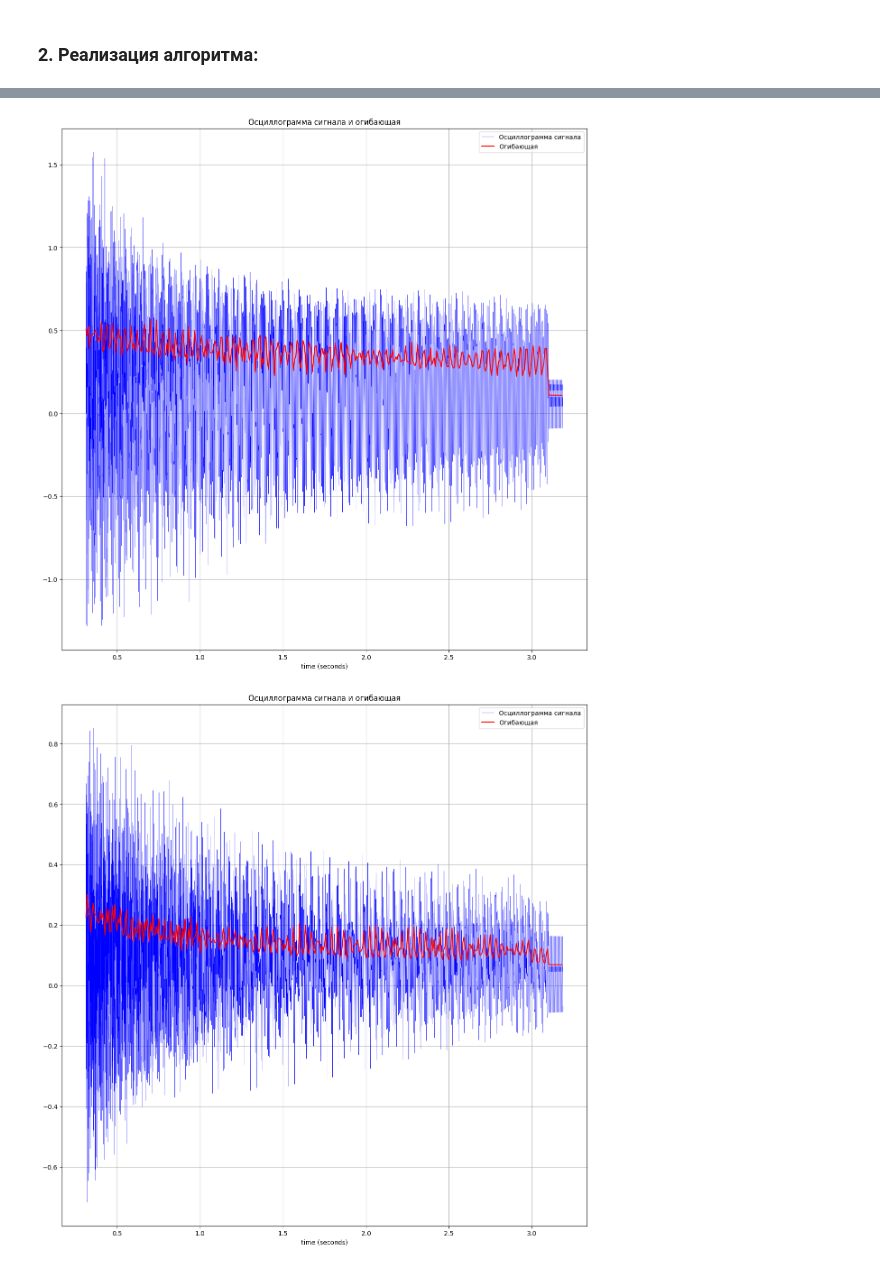
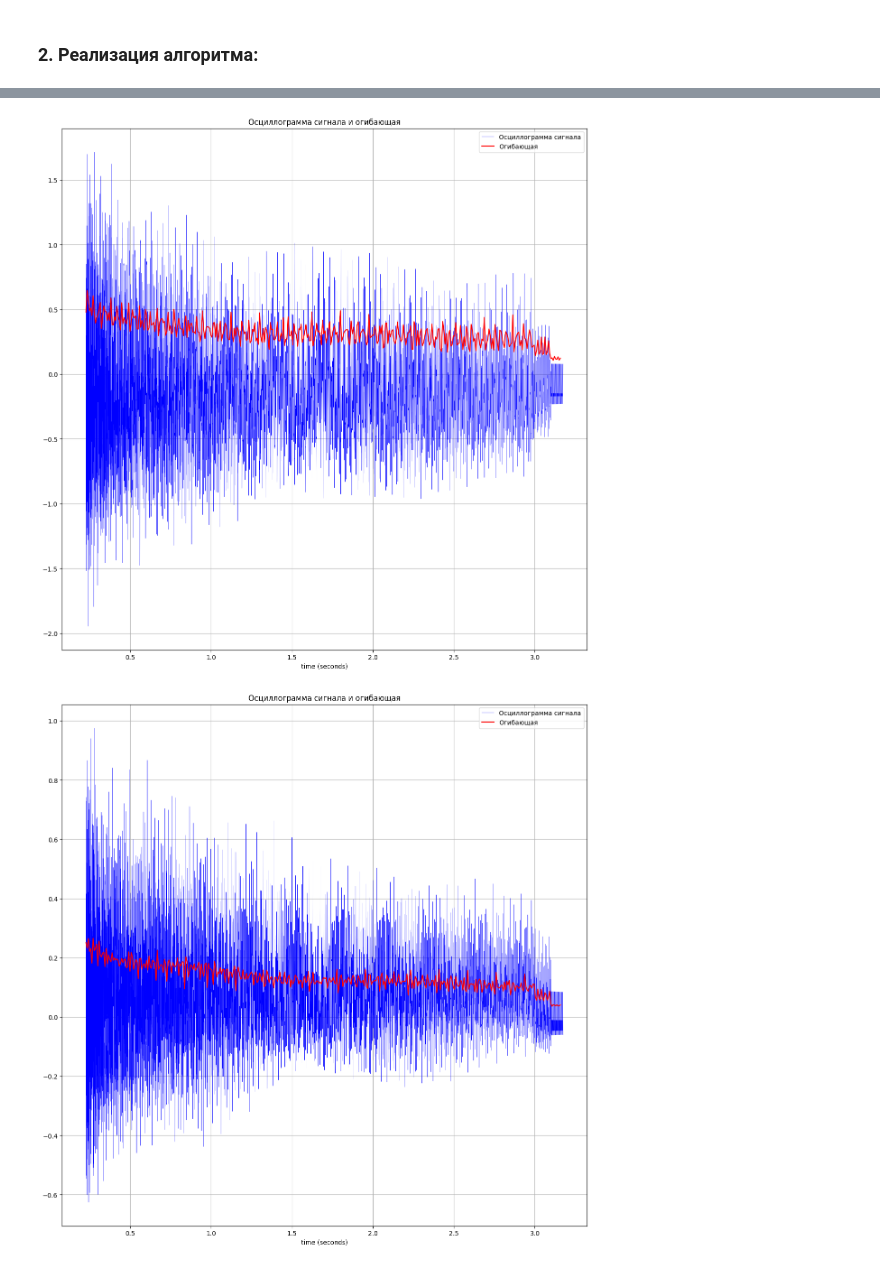
Before and after one commit to Sashauxgit/mathematical-methods-of-digital-signal-processing, a Jupyter notebook: lab4/MMDSP_Semenov_lab4.ipynb, the cells around one changed output, grey strips where cells are left out. Drawn from its saved outputs; the diff is of its cells as text; code cells hidden in the pictures.

```diff
--- a/lab4/MMDSP_Semenov_lab4.ipynb
+++ b/lab4/MMDSP_Semenov_lab4.ipynb
@@ -76,20 +76,20 @@ def paintGraphics(data, framerate, b, a = 0):
 # %% [markdown]
 ### 2. Реализация алгоритма:
 # %%
-def karplus_strong(fd, fs, raspred, attenuation, alpha):
-    N = int(fd / fs - 1/2)
-    note_size = fd * note_duration
+def karplus_strong(fd, fs, raspred, redusing, alpha):
+    N = int((2*fd - fs)//(2*fs))
+    size = fd * duration
 
-    y = np.zeros(note_size)
+    y = np.zeros(size)
     y[-1] = 0
 
-    y[0:N] =  np.random.normal(0, 1, N) if raspred == 'norm' else np.random.uniform(-1, 1, N)
+    y[0:N] = np.random.normal(0, 1, N) if raspred == 'norm' else np.random.uniform(-1, 1, N)
 
-    for n in range(N, note_size):
-        if alpha is None:
-            y[n] = attenuation * 0.5 * (y[n - N] + y[n - N - 1])
+    for n in range(N, size):
+        if alpha == 0:
+            y[n] = redusing * 0.5 * (y[n - N] + y[n - N - 1])
         else:
-            y[n] = attenuation * 0.5 * ((1 - alpha) * y[n - N] + alpha * y[n - N - 1])
+            y[n] = redusing * 0.5 * ((1 - alpha) * y[n - N] + alpha * y[n - N - 1])
 
     return y
 # %% [markdown]
@@ -99,24 +99,22 @@ def karplus_strong(fd, fs, raspred, attenuation, alpha):
 # %%
 for raspred in ('norm', 'uni'):
-    notes = np.array([7, 4, 1])
-    attenuation = 1
-    alpha = None
+    notes = np.array([2, 5, 9]) # Ре минор
+    redusing = 1
+    alpha = 0
 
-    note_size = fd * note_duration
-    chord_size = int((notes.size - 1) * note_delay_size + note_size)
-    chord = np.zeros((notes.size, chord_size))
+    noteSize = fd * duration
+    chordSize = int((notes.size - 1) * delaySize + noteSize)
+    chord = np.zeros((notes.size, chordSize))
 
     for i in range(notes.size):
         fk = f0 * 2 ** (notes[i] / 12)
-        chord[
-            i,
-            i * note_delay_size : chord_size - (notes.size - 1 - i) *  note_delay_size
-        ] = karplus_strong(fd, fk, raspred, attenuation, alpha)[-note_size:]
+        chord[i, i * delaySize : chordSize - (notes.size - 1 - i) *  delaySize] =\
+karplus_strong(fd, fk, raspred, redusing, alpha)[-noteSize:]
 
-    sound = np.sum(chord, axis=0)
-    sf.write(f'chord_attenuation_{raspred}.wav', sound, fd)
+    X = np.sum(chord, axis=0)
+    sf.write(f'./3_b/chord_{raspred}.wav', X, fd)
 
-    paintGraphics(sound, fd, 51000, 5000)
+    paintGraphics(X, fd, 70000, 5000)
 # %% [output]
-[figure, old version]
+[figure, new version]
-[figure, old version]
+[figure, new version]
```
Also changed, not shown: parts of 3 cells of this notebook, 4 other files.
